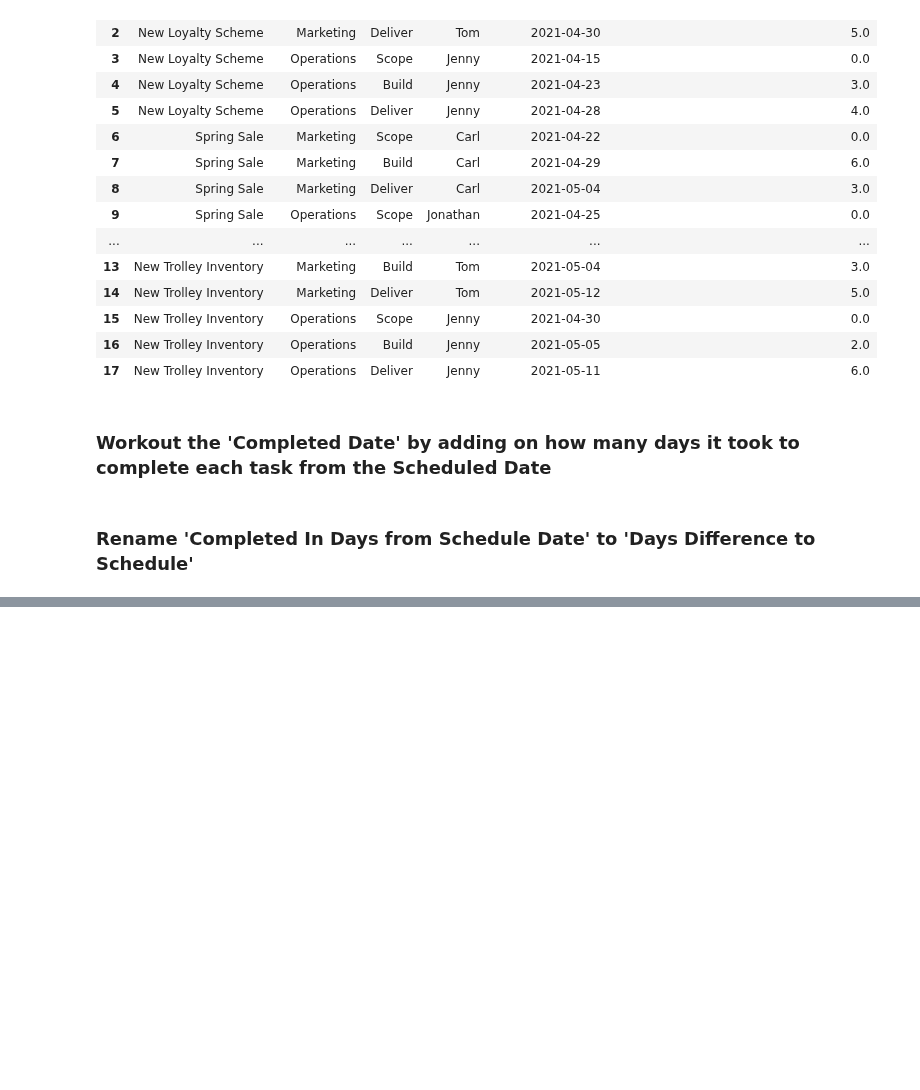
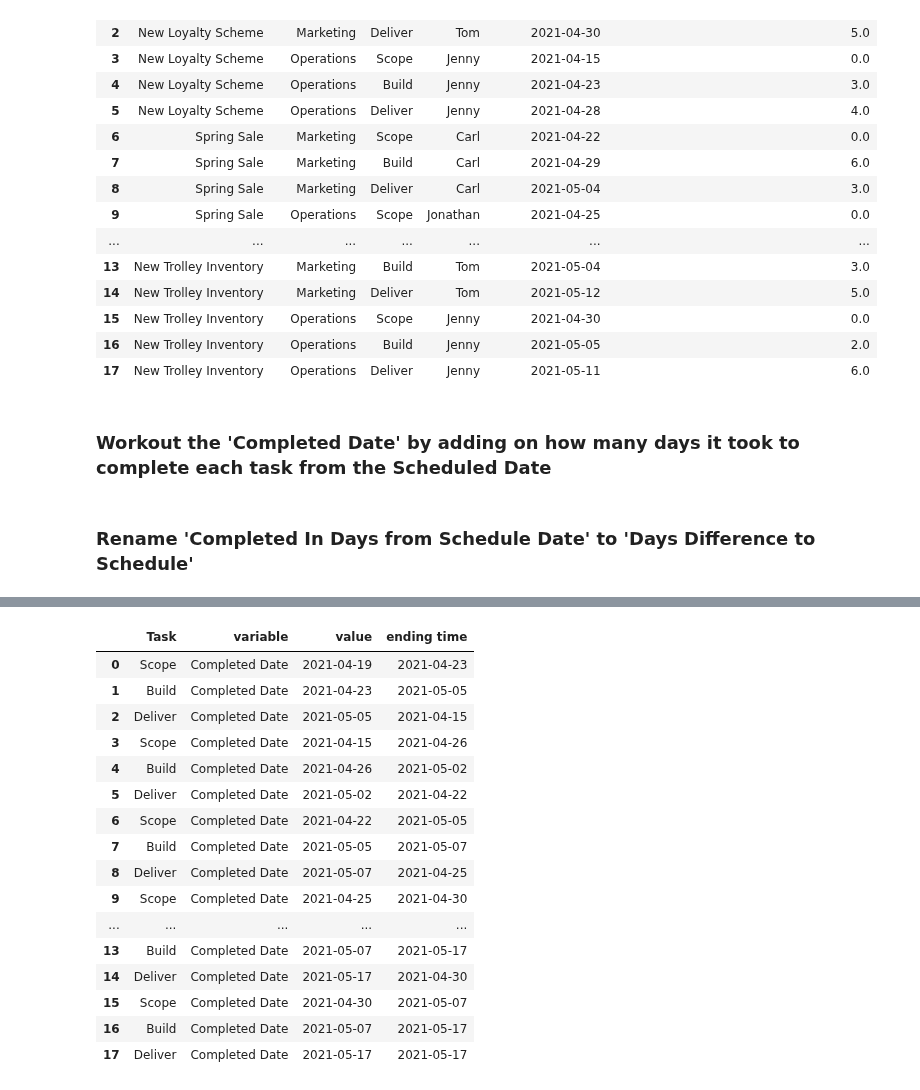
Before and after one commit to hyunjun33/Data_preprocessing, a Jupyter notebook: Preppin' Data 2021 Week 18 Challenge.ipynb, the cells around one changed output, grey strips where cells are left out. Saved outputs shown, nothing was run; the diff lists cells and outputs as text; code cells hidden in the pictures; blank space fills up the shorter version.

```diff
--- a/Preppin' Data 2021 Week 18 Challenge.ipynb
+++ b/Preppin' Data 2021 Week 18 Challenge.ipynb
@@ -151,0 +159,3 @@ NameError: name 'groupby' is not defined
+# %%
+tmp = df.melt(id_vars="Task", value_vars=["Completed Date"])
+tmp
@@ -151,0 +180,21 @@ NameError: name 'groupby' is not defined
+# %%
+tmp["ending time"] = tmp["value"].shift(-1, fill_value='2021-05-17')
+tmp
+# %% [output]
+|  | Task | variable | value | ending time |
+| 0 | Scope | Completed Date | 2021-04-19 | 2021-04-23 |
+| 1 | Build | Completed Date | 2021-04-23 | 2021-05-05 |
+| 2 | Deliver | Completed Date | 2021-05-05 | 2021-04-15 |
+| 3 | Scope | Completed Date | 2021-04-15 | 2021-04-26 |
+| 4 | Build | Completed Date | 2021-04-26 | 2021-05-02 |
+| 5 | Deliver | Completed Date | 2021-05-02 | 2021-04-22 |
+| 6 | Scope | Completed Date | 2021-04-22 | 2021-05-05 |
+| 7 | Build | Completed Date | 2021-05-05 | 2021-05-07 |
+| 8 | Deliver | Completed Date | 2021-05-07 | 2021-04-25 |
+| 9 | Scope | Completed Date | 2021-04-25 | 2021-04-30 |
+| ... | ... | ... | ... | ... |
+| 13 | Build | Completed Date | 2021-05-07 | 2021-05-17 |
+| 14 | Deliver | Completed Date | 2021-05-17 | 2021-04-30 |
+| 15 | Scope | Completed Date | 2021-04-30 | 2021-05-07 |
+| 16 | Build | Completed Date | 2021-05-07 | 2021-05-17 |
+| 17 | Deliver | Completed Date | 2021-05-17 | 2021-05-17 |
```
Also changed, not shown: parts of 4 cells of this notebook.
